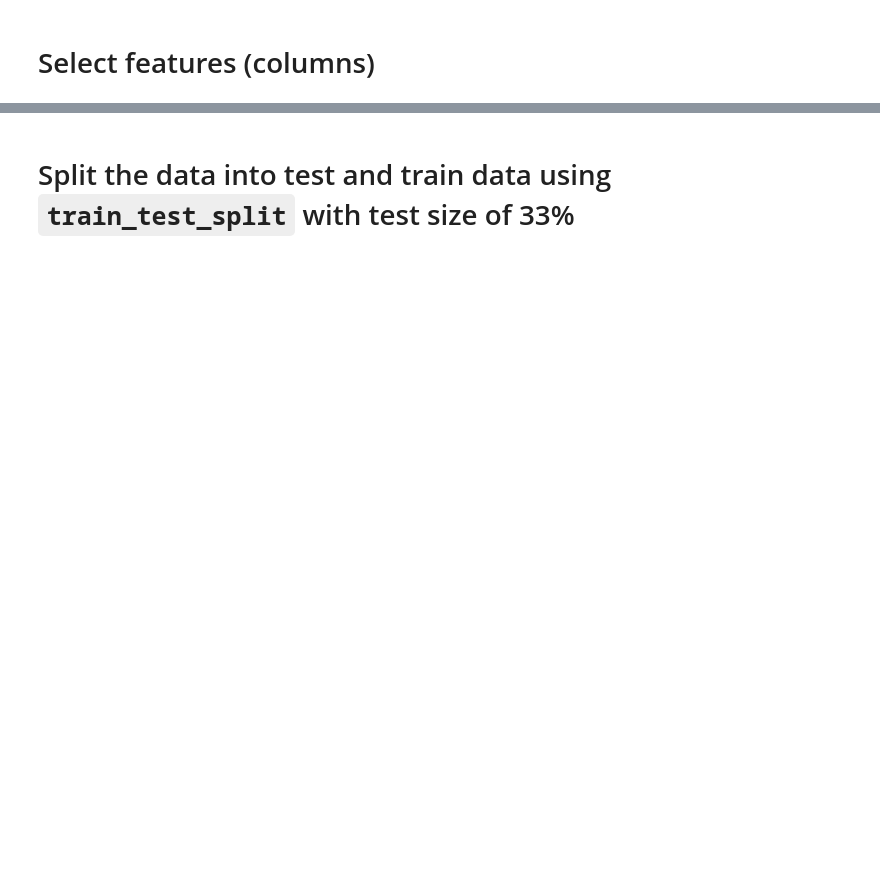
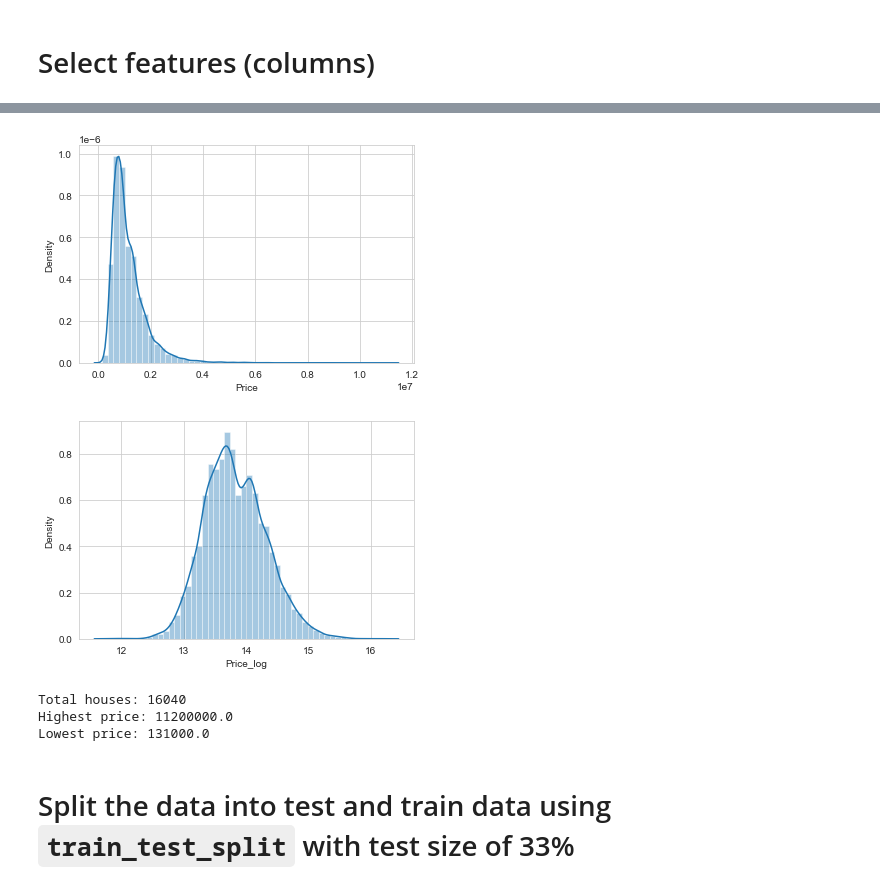
Before and after one commit to Franco1230/Data-Bootcamp-Final-Project, a Jupyter notebook: jupyter_notebook/random_forest.ipynb, the cells around one changed output, grey strips where cells are left out. Cells and saved outputs as stored; diff of their text form; code cells hidden in the pictures; blank space fills up the shorter version.

```diff
--- a/jupyter_notebook/random_forest.ipynb
+++ b/jupyter_notebook/random_forest.ipynb
@@ -20,3 +56,16 @@ print(X.shape, y.shape)
+# %%
+x = df.Price
+sns.set_style('whitegrid')
+sns.distplot(x)
+plt.show()
+
+df['Price_log'] = np.log(df.Price)
+x = df.Price_log
+sns.distplot(x)
+plt.show()
+# %% [output]
+[figure, added]
+[figure, added]
 # %%
 # GET housing stats
 total_houses = len(df)
@@ -25,6 +74,10 @@ min_value = df["Price"].describe()["min"]
 print(f"Total houses: {total_houses}")
 print(f"Highest price: {max_value}")
 print(f"Lowest price: {min_value}")
+# %% [output]
+Total houses: 16040
+Highest price: 11200000.0
+Lowest price: 131000.0
 # %% [markdown]
 # Split the data into test and train data using `train_test_split` with test size of 33%
 # %%
```
Also changed, not shown: parts of 18 cells of this notebook.
